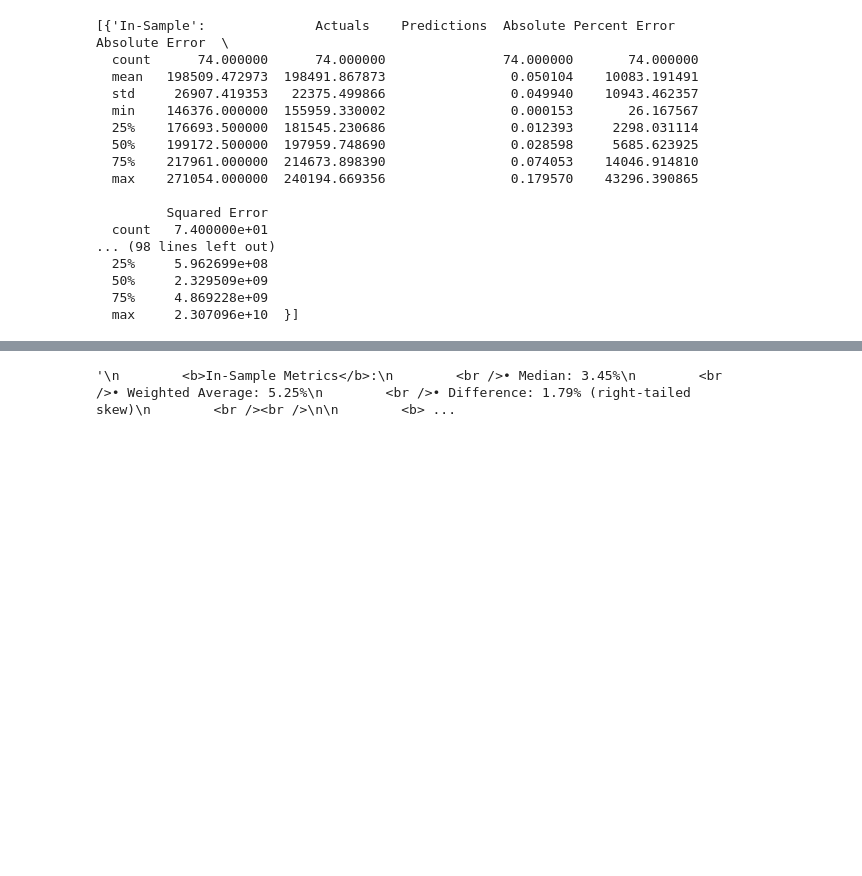
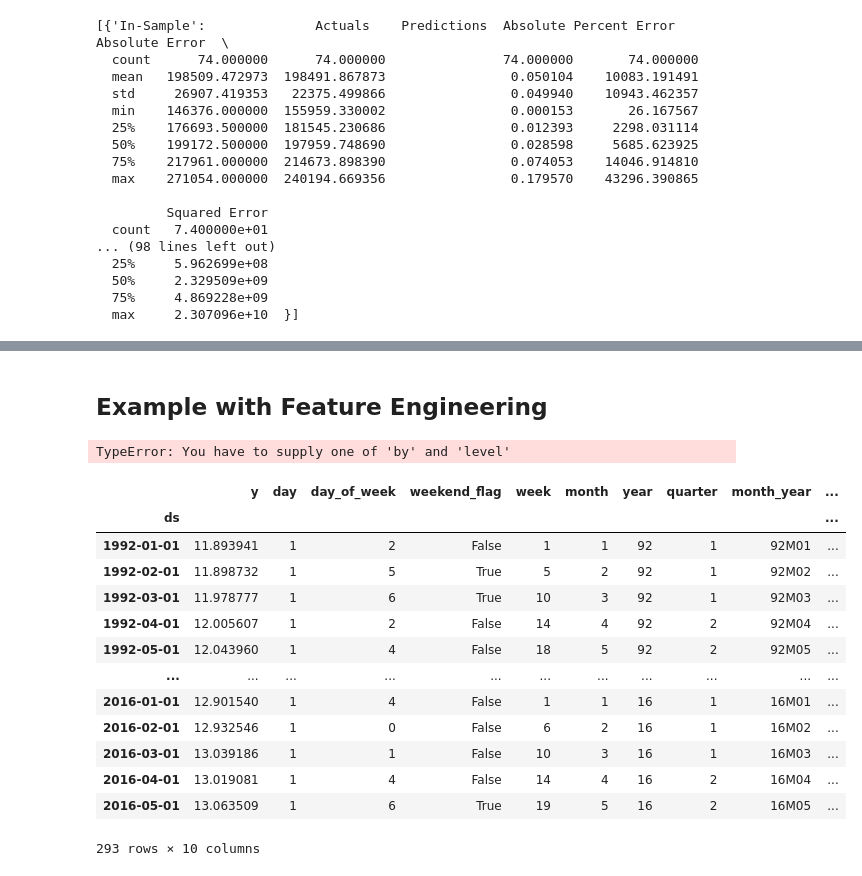
Before and after one commit to ntlind/forecastframe, a Jupyter notebook: examples/prophet_example.ipynb, the cells around one changed output, grey strips where cells are left out. Drawn from its saved outputs; the diff is of its cells as text; code cells hidden in the pictures; blank space fills up the shorter version.

```diff
--- a/examples/prophet_example.ipynb
+++ b/examples/prophet_example.ipynb
@@ -135,0 +119,5 @@ fframe.cross_validations[0]["test"]
+# %% [markdown]
+## Example with Feature Engineering
+# %%
+prophet_data = pd.read_csv("https://raw.githubusercontent.com/facebook/prophet/master/examples/example_retail_sales.csv")
+fframe = ff.ForecastFrame(data=prophet_data, target="y", datetime_column="ds")
@@ -136,6 +128,23 @@ fframe.cross_validations[0]["test"]
+# %%
+fframe.calc_datetime_features()
+fframe.lag_features(features='y', lags=[1, 2, 3, 7, 52])
+fframe.calc_statistical_features(features=y, windows=30)
+# %% [output]
+TypeError: You have to supply one of 'by' and 'level'
 # %%
-fframe.date_format
+fframe.sample
+# %% [output]
+|  | y | day | day_of_week | weekend_flag | week | month | year | quarter | month_year | ... |
+| ds |  |  |  |  |  |  |  |  |  | ... |
+| 1992-01-01 | 11.893941 | 1 | 2 | False | 1 | 1 | 92 | 1 | 92M01 | ... |
+| 1992-02-01 | 11.898732 | 1 | 5 | True | 5 | 2 | 92 | 1 | 92M02 | ... |
+| 1992-03-01 | 11.978777 | 1 | 6 | True | 10 | 3 | 92 | 1 | 92M03 | ... |
+| 1992-04-01 | 12.005607 | 1 | 2 | False | 14 | 4 | 92 | 2 | 92M04 | ... |
+| 1992-05-01 | 12.043960 | 1 | 4 | False | 18 | 5 | 92 | 2 | 92M05 | ... |
+| ... | ... | ... | ... | ... | ... | ... | ... | ... | ... | ... |
+| 2016-01-01 | 12.901540 | 1 | 4 | False | 1 | 1 | 16 | 1 | 16M01 | ... |
+| 2016-02-01 | 12.932546 | 1 | 0 | False | 6 | 2 | 16 | 1 | 16M02 | ... |
+| 2016-03-01 | 13.039186 | 1 | 1 | False | 10 | 3 | 16 | 1 | 16M03 | ... |
+| 2016-04-01 | 13.019081 | 1 | 4 | False | 14 | 4 | 16 | 2 | 16M04 | ... |
+| 2016-05-01 | 13.063509 | 1 | 6 | True | 19 | 5 | 16 | 2 | 16M05 | ... |
+293 rows × 10 columns
-# %%
-fframe.summarize_cv()['key_stats']
-# %% [output]
-'\n        <b>In-Sample Metrics</b>:\n        <br />• Median: 3.45%\n        <br />• Weighted Average: 5.25%\n        <br />• Difference: 1.79% (right-tailed skew)\n        <br /><br />\n\n        <b> ...
```
Also changed, not shown: parts of 5 cells of this notebook, 2 other files.
